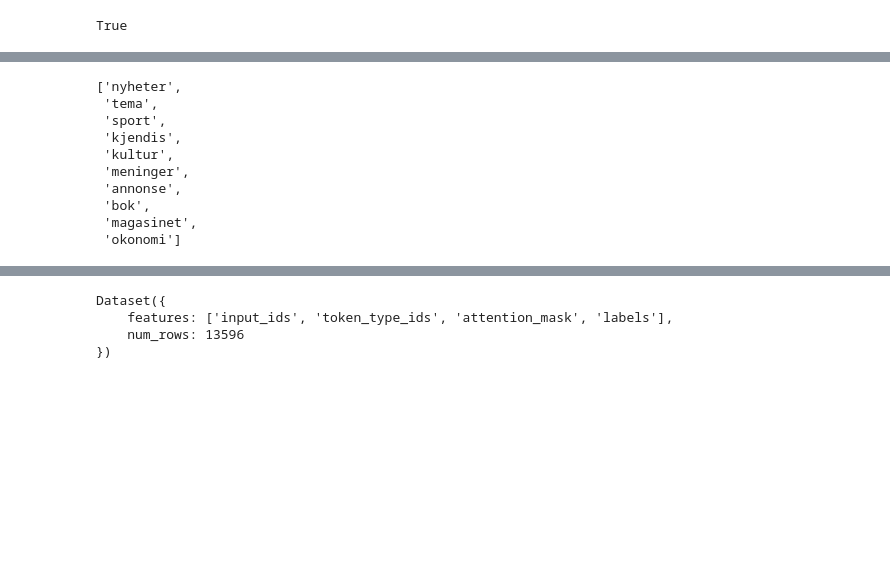
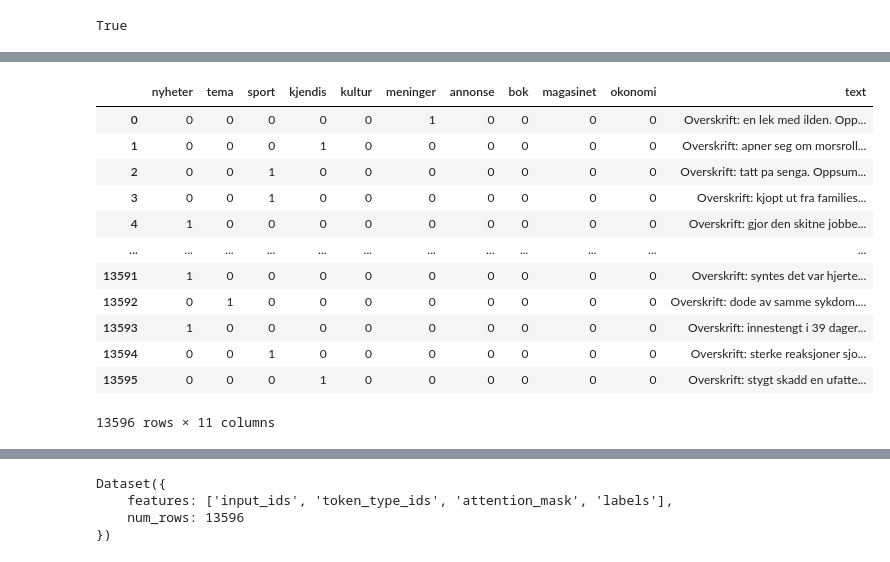
Before and after one commit to Mathipe98/HLE-Project, a Jupyter notebook: train_classification.ipynb, the cells around one changed output, grey strips where cells are left out. Drawn from its saved outputs; the diff is of its cells as text; code cells hidden in the pictures; blank space fills up the shorter version.

```diff
--- a/train_classification.ipynb
+++ b/train_classification.ipynb
@@ -21,0 +43,16 @@ test_df = pd.read_csv("data/test.csv")
+# %%
+train_df
+# %% [output]
+|  | nyheter | tema | sport | kjendis | kultur | meninger | annonse | bok | magasinet | okonomi | text |
+| 0 | 0 | 0 | 0 | 0 | 0 | 1 | 0 | 0 | 0 | 0 | Overskrift: en lek med ilden. Opp... |
+| 1 | 0 | 0 | 0 | 1 | 0 | 0 | 0 | 0 | 0 | 0 | Overskrift: apner seg om morsroll... |
+| 2 | 0 | 0 | 1 | 0 | 0 | 0 | 0 | 0 | 0 | 0 | Overskrift: tatt pa senga. Oppsum... |
+| 3 | 0 | 0 | 1 | 0 | 0 | 0 | 0 | 0 | 0 | 0 | Overskrift: kjopt ut fra families... |
+| 4 | 1 | 0 | 0 | 0 | 0 | 0 | 0 | 0 | 0 | 0 | Overskrift: gjor den skitne jobbe... |
+| ... | ... | ... | ... | ... | ... | ... | ... | ... | ... | ... | ... |
+| 13591 | 1 | 0 | 0 | 0 | 0 | 0 | 0 | 0 | 0 | 0 | Overskrift: syntes det var hjerte... |
+| 13592 | 0 | 1 | 0 | 0 | 0 | 0 | 0 | 0 | 0 | 0 | Overskrift: dode av samme sykdom.... |
+| 13593 | 1 | 0 | 0 | 0 | 0 | 0 | 0 | 0 | 0 | 0 | Overskrift: innestengt i 39 dager... |
+| 13594 | 0 | 0 | 1 | 0 | 0 | 0 | 0 | 0 | 0 | 0 | Overskrift: sterke reaksjoner sjo... |
+| 13595 | 0 | 0 | 0 | 1 | 0 | 0 | 0 | 0 | 0 | 0 | Overskrift: stygt skadd en ufatte... |
+13596 rows × 11 columns
@@ -56,22 +106,6 @@ def compute_loss(model, inputs, return_outputs=False):
     loss_fct = torch.nn.CrossEntropyLoss()
     loss = loss_fct(logits.squeeze(), labels.squeeze())
     return (loss, outputs) if return_outputs else loss
-# %%
-labels = [label for label in train_df.columns if label != 'text']
-id2label = {i: label for i, label in enumerate(labels)}
-label2id = {label: i for i, label in enumerate(labels)}
-labels
-# %% [output]
-['nyheter',
- 'tema',
- 'sport',
- 'kjendis',
- 'kultur',
- 'meninger',
- 'annonse',
- 'bok',
- 'magasinet',
- 'okonomi']
 # %%
 model = AutoModelForSequenceClassification.from_pretrained(
     "NbAiLab/nb-bert-large",
```
Also changed, not shown: parts of 8 cells of this notebook, 3 other files.
